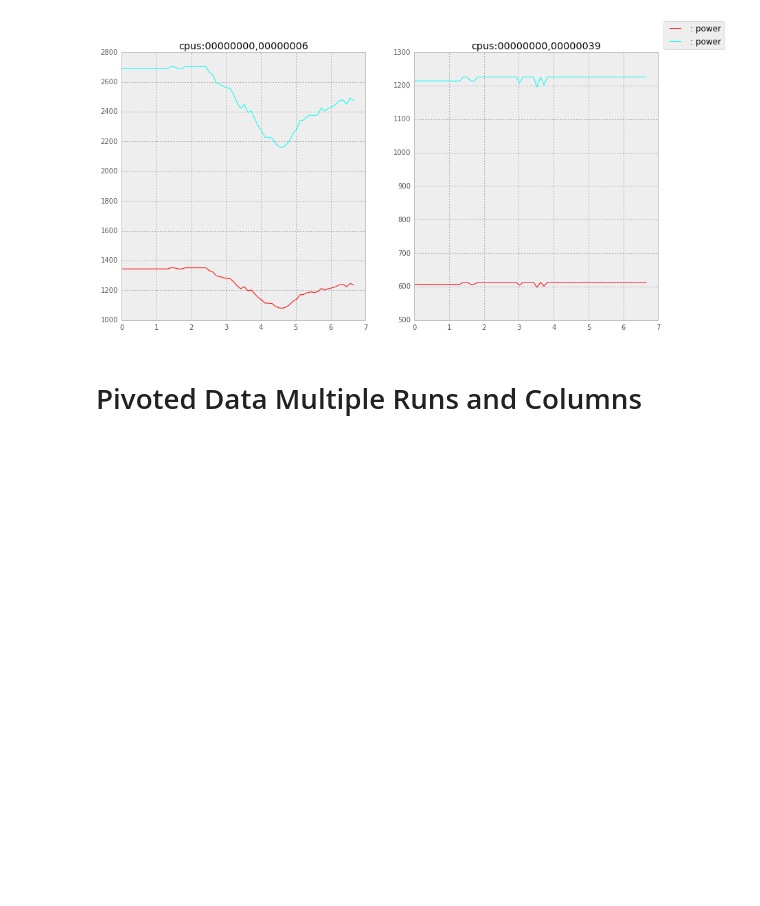
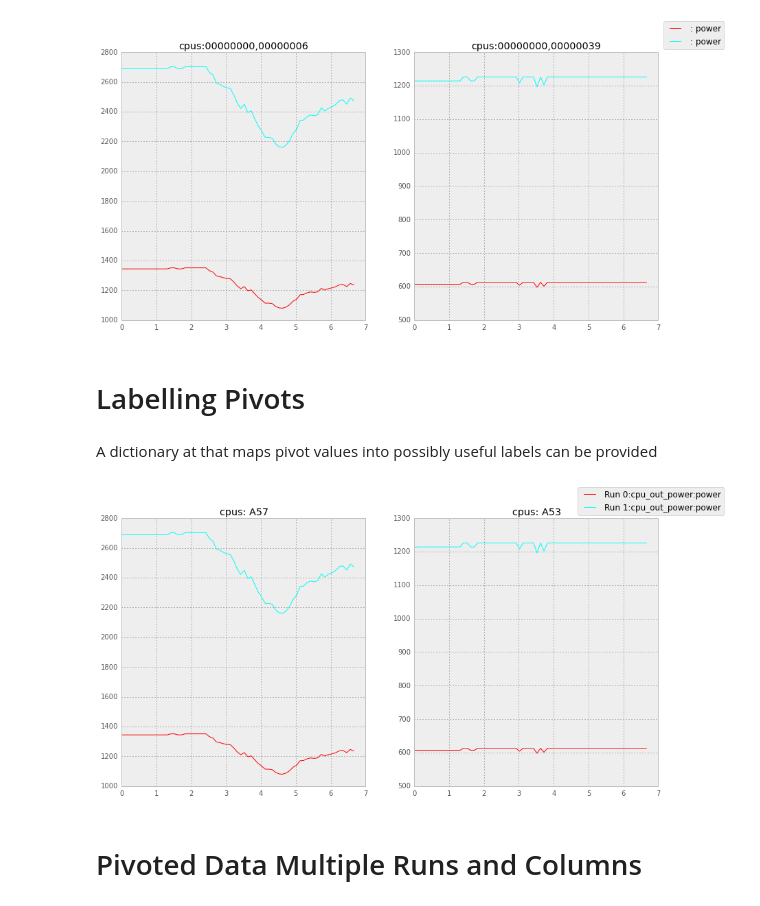
Before and after one commit to ARM-software/lisa, a Jupyter notebook: doc/Plotter.ipynb, the cells around one changed output. Drawn from its saved outputs; the diff is of its cells as text; code cells hidden in the pictures; blank space fills up the shorter version.

Commit message:
docs: Update documentation for map labels
Signed-off-by: Kapileshwar Singh <kapileshwar.singh@arm.com>

```diff
--- a/doc/Plotter.ipynb
+++ b/doc/Plotter.ipynb
@@ -95,6 +95,21 @@ The Plotter API can accept either a list of signals as an input or a combination
         l.view()
 # %% [output]
 [figure]
+# %% [markdown]
+# Labelling Pivots
+# %% [markdown]
+A dictionary at that maps pivot values into possibly useful labels can be provided
+# %%
+    map_label = {
+            "00000000,00000006" : "A57",
+            "00000000,00000039" : "A53",
+    }
+
+    l = trappy.LinePlot(
+        [run1, run2], trappy.cpu_power.CpuOutPower, column="power", pivot="cpus", map_label=map_label)
+    l.view()
+# %% [output]
+[figure, added]
 # %% [markdown]
 # Pivoted Data Multiple Runs and Columns
 # %%
```
Also changed, not shown: 1 other file.
